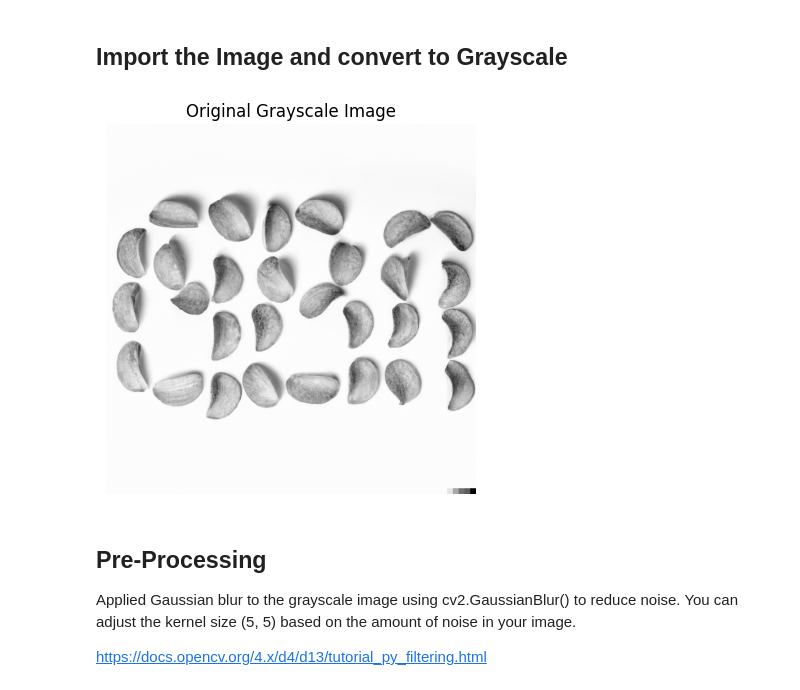
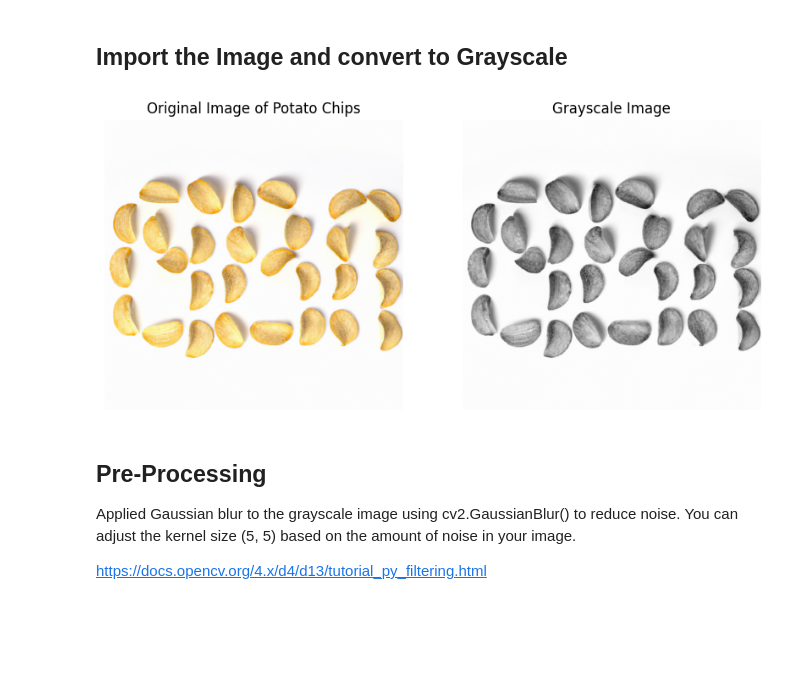
Before and after one commit to dev-nanthan/blob-detection, a Jupyter notebook: project-G42.ipynb, the cells around one changed output. Drawn from its saved outputs; the diff is of its cells as text; code cells hidden in the pictures; blank space fills up the shorter version.

```diff
--- a/project-G42.ipynb
+++ b/project-G42.ipynb
@@ -7,21 +5,34 @@
 # %%
 import cv2
 import numpy as np
 import matplotlib.pyplot as plt
 
+# Set the Product Name
+prod = "Potato Chips"
+
 # Load the image
 image = cv2.imread("chips1.png")
+image = cv2.cvtColor(image, cv2.COLOR_BGR2RGB)
 
 # Convert the image to grayscale
 gray = cv2.cvtColor(image, cv2.COLOR_BGR2GRAY)
 
-# Display the original grayscale image
-plt.imshow(gray, cmap="gray")
-plt.title("Original Grayscale Image")
-plt.axis("off")
+# Display both Original and Grayscale images
+fig, axes = plt.subplots(1, 2, figsize=(10, 5))
+
+# Global Thresholding Result
+axes[0].imshow(image)
+axes[0].set_title("Original Image of "+prod)
+axes[0].axis("off")
+
+# Adaptive Thresholding Result
+axes[1].imshow(gray, cmap="gray")
+axes[1].set_title("Grayscale Image")
+axes[1].axis("off")
+
 plt.show()
 # %% [output]
-[figure, old version]
+[figure, new version]
 # %% [markdown]
 ## Pre-Processing
 
```
Also changed, not shown: parts of 5 cells of this notebook.
